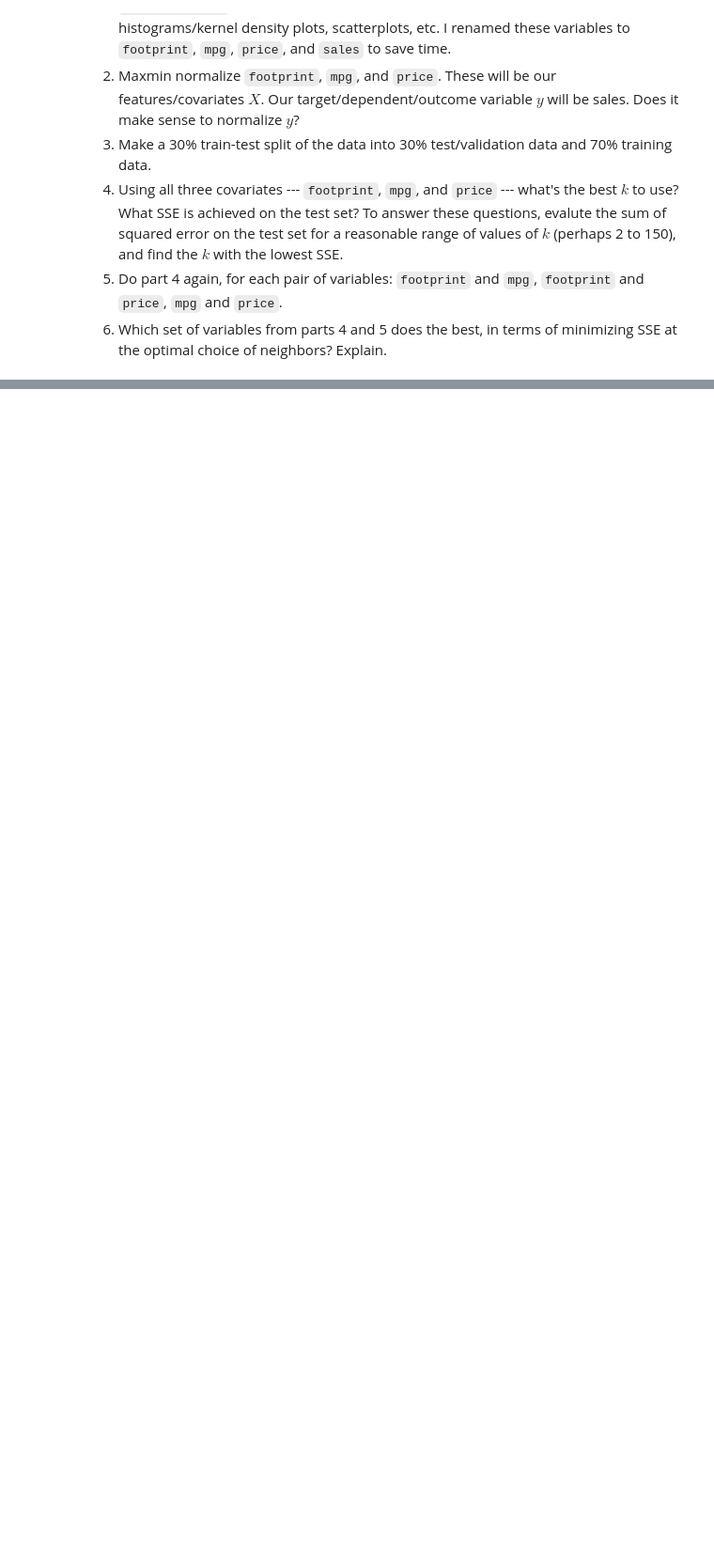
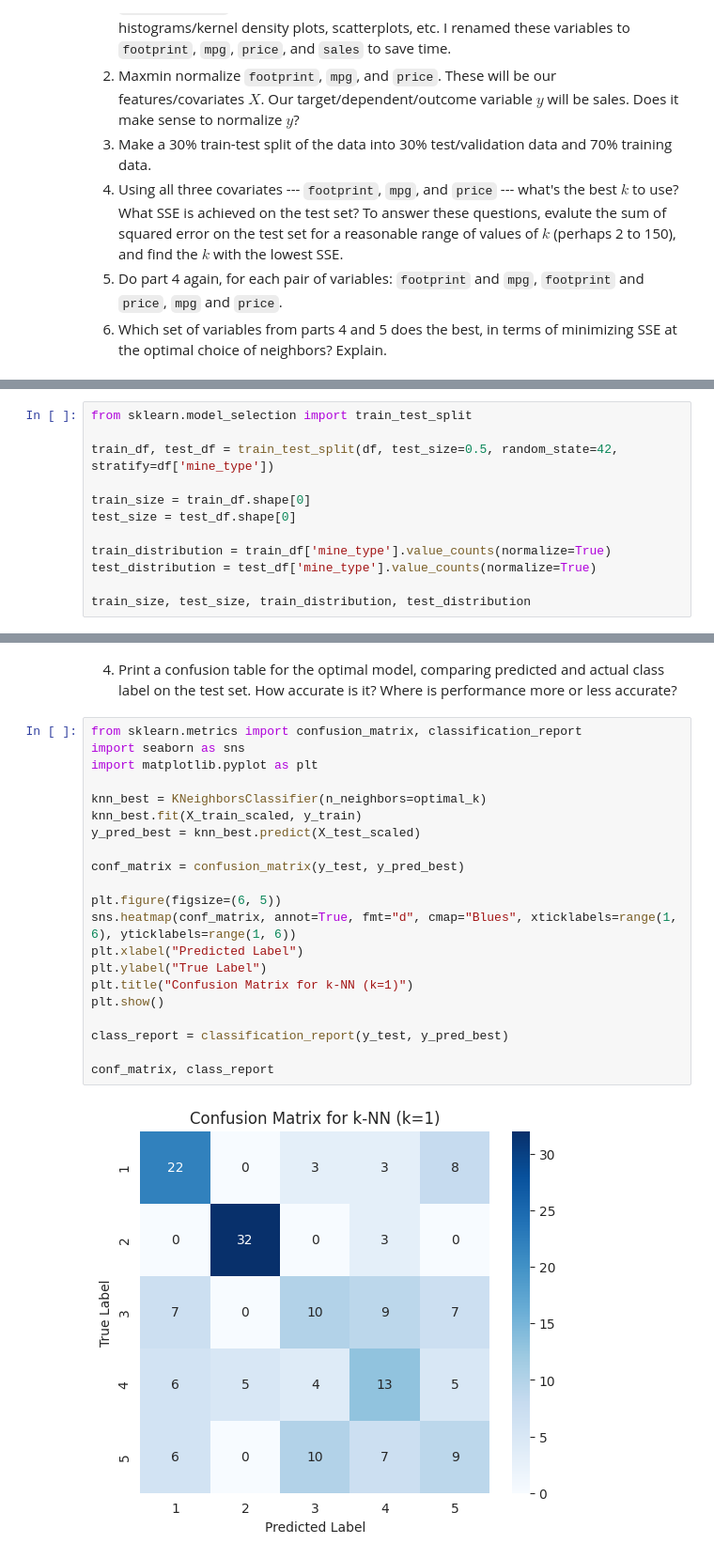
Before and after one commit to deancuva/knn, a Jupyter notebook: assignment/assignment_knn.ipynb, the cells around one changed output, grey strips where cells are left out. Shown at 94% size. Drawn from its saved outputs; the diff is of its cells as text; blank space fills up the shorter version.

```diff
--- a/assignment/assignment_knn.ipynb
+++ b/assignment/assignment_knn.ipynb
@@ -73,0 +141,12 @@ The data consists of a label, `mine_type`, taking integer values 1 to 5, and thr
+# %%
+from sklearn.model_selection import train_test_split
+
+train_df, test_df = train_test_split(df, test_size=0.5, random_state=42, stratify=df['mine_type'])
+
+train_size = train_df.shape[0]
+test_size = test_df.shape[0]
+
+train_distribution = train_df['mine_type'].value_counts(normalize=True)
+test_distribution = test_df['mine_type'].value_counts(normalize=True)
+
+train_size, test_size, train_distribution, test_distribution
@@ -73,0 +204,25 @@ The data consists of a label, `mine_type`, taking integer values 1 to 5, and thr
+# %% [markdown]
+4. Print a confusion table for the optimal model, comparing predicted and actual class label on the test set. How accurate is it? Where is performance more or less accurate?
+# %%
+from sklearn.metrics import confusion_matrix, classification_report
+import seaborn as sns
+import matplotlib.pyplot as plt
+
+knn_best = KNeighborsClassifier(n_neighbors=optimal_k)
+knn_best.fit(X_train_scaled, y_train)
+y_pred_best = knn_best.predict(X_test_scaled)
+
+conf_matrix = confusion_matrix(y_test, y_pred_best)
+
+plt.figure(figsize=(6, 5))
+sns.heatmap(conf_matrix, annot=True, fmt="d", cmap="Blues", xticklabels=range(1, 6), yticklabels=range(1, 6))
+plt.xlabel("Predicted Label")
+plt.ylabel("True Label")
+plt.title("Confusion Matrix for k-NN (k=1)")
+plt.show()
+
+class_report = classification_report(y_test, y_pred_best)
+
+conf_matrix, class_report
+# %% [output]
+[figure, added]
```
Also changed, not shown: parts of 10 cells of this notebook.
